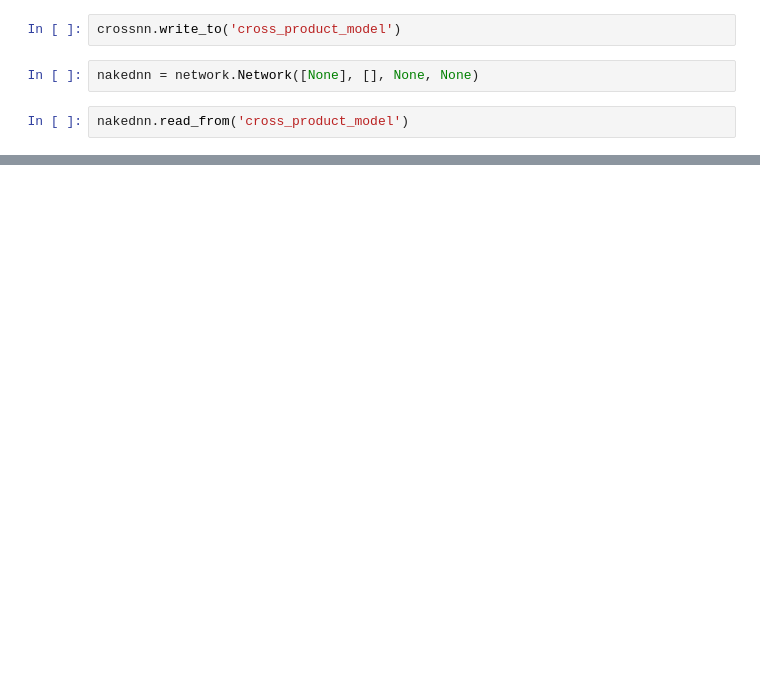
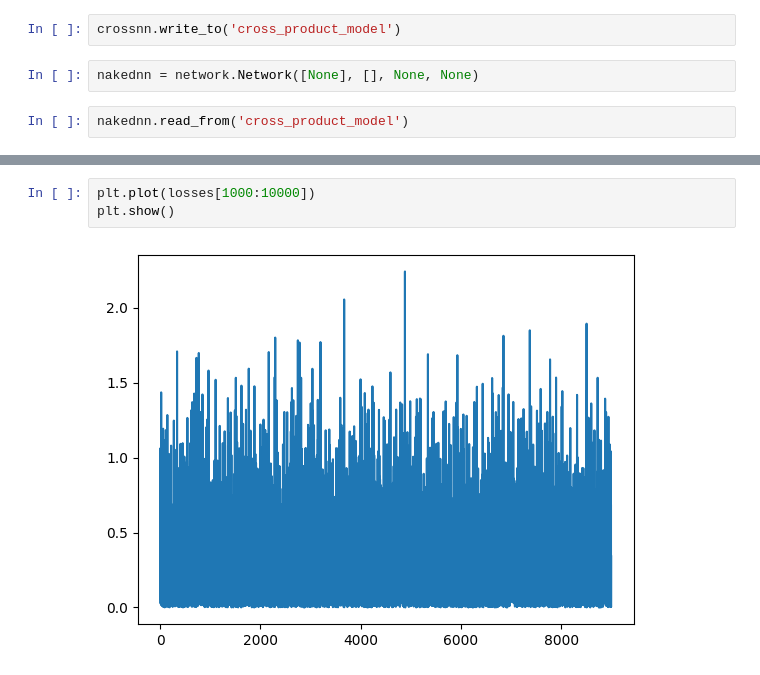
Before and after one commit to tayo4pf/axon, a Jupyter notebook: cross_product_trial.ipynb, the cells around one changed output, grey strips where cells are left out. Saved outputs shown, nothing was run; the diff lists cells and outputs as text; blank space fills up the shorter version.

```diff
--- a/cross_product_trial.ipynb
+++ b/cross_product_trial.ipynb
@@ -79,0 +94,5 @@ crossnn.visualize()
+# %%
+plt.plot(losses[1000:10000])
+plt.show()
+# %% [output]
+[figure, added]
```
Also changed, not shown: parts of 12 cells of this notebook, 3 other files.
